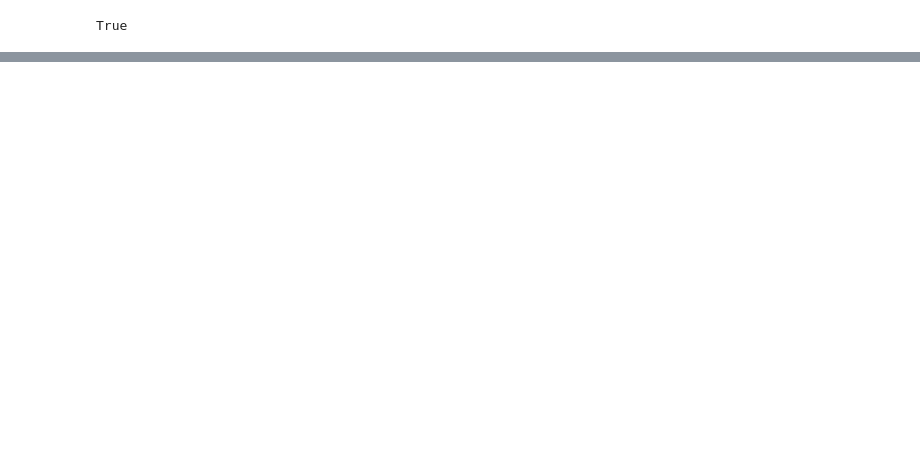
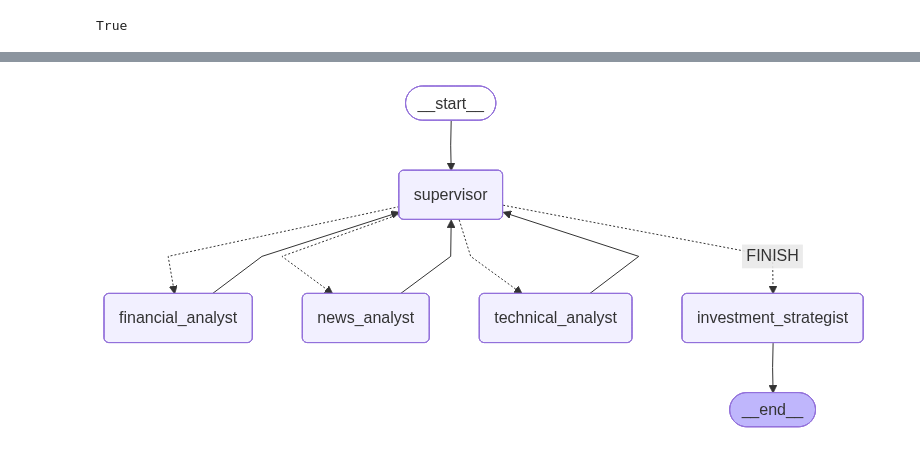
Before and after one commit to dvy246/Heimdall, a Jupyter notebook: server/main.ipynb, the cells around one changed output, grey strips where cells are left out. Drawn from its saved outputs; the diff is of its cells as text; code cells hidden in the pictures; blank space fills up the shorter version.

Commit message:
made more agents

```diff
--- a/server/main.ipynb
+++ b/server/main.ipynb
@@ -179,5 +302,3 @@ def get_technichal_analysis(ticker: str) -> Dict[str, Any]:
 
         except Exception as e:
             return f"An error occurred while fetching the technical analysis: {e}"
-# %%
-tools=[get_latest_10k_filing,search_web]
@@ -281,0 +488,45 @@ supervisor = create_supervisor(
+# %%
+# Define the graph
+workflow = StateGraph(InvestmentAgentState)
+
+# Add the nodes for each junior agent
+workflow.add_node("financial_analyst", financial_agent)
+workflow.add_node("news_analyst", news_agent)
+workflow.add_node("technical_analyst", technical_agent)
+workflow.add_node("investment_strategist", investment_strategist_node)
+
+# The supervisor is the central router
+workflow.add_node("supervisor", supervisor)
+
+# Define the edges. After each junior agent runs, it reports back to the supervisor.
+workflow.add_edge("financial_analyst", "supervisor")
+workflow.add_edge("news_analyst", "supervisor")
+workflow.add_edge("technical_analyst", "supervisor")
+
+# The supervisor decides which agent to run next, or if it's time to synthesize.
+workflow.add_conditional_edges(
+    "supervisor",
+    # The supervisor's output will be the name of the next agent to run
+    # or "FINISH" when the analysis is complete.
+    lambda x: x["messages"][-1].name,
+    {
+        "financial_analyst": "financial_analyst",
+        "news_analyst": "news_analyst",
+        "technical_analyst": "technical_analyst",
+        # If the supervisor says "FINISH", we route to the strategist
+        "FINISH": "investment_strategist",
+    },
+)
+
+# The strategist is the final step before the end.
+workflow.add_edge("investment_strategist", END)
+
+# The entry point of the entire graph is the supervisor.
+workflow.set_entry_point("supervisor")
+
+# Finally, compile the graph into a runnable object.
+graph = workflow.compile()
+# %%
+graph
+# %% [output]
+[figure, added]
```
Also changed, not shown: parts of 18 cells of this notebook, 1 other file.
